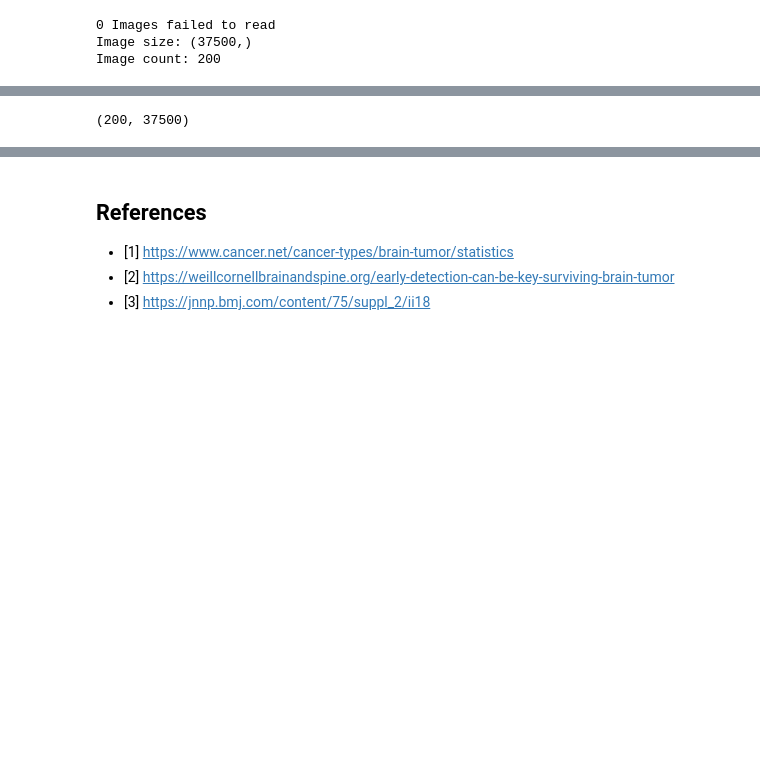
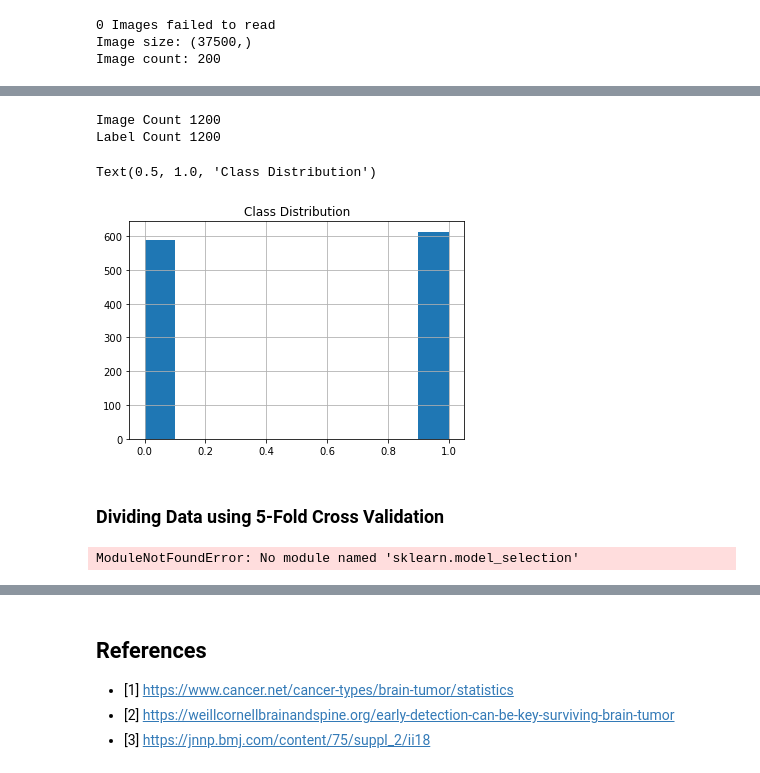
Before and after one commit to elilaird/CS7324-MachineLearning-Labs, a Jupyter notebook: Lab6/Lab6.ipynb, the cells around one changed output, grey strips where cells are left out. Drawn from its saved outputs; the diff is of its cells as text; code cells hidden in the pictures; blank space fills up the shorter version.

Commit message:
Cross Validation

```diff
--- a/Lab6/Lab6.ipynb
+++ b/Lab6/Lab6.ipynb
@@ -157,6 +184,23 @@ plot_gallery(data, labels, h,w)
-# %%
-from keras.preprocessing.image import ImageDataGenerator
-
-data.shape
-# %% [output]
-(200, 37500)
+# %%
+print("Image Count {}".format(data.shape[0]))
+print("Label Count {}".format(labels.shape[0]))
+# %% [output]
+Image Count 1200
+Label Count 1200
+# %%
+# Class distributions
+labels_df = pd.DataFrame(data=labels)
+labels_df.hist()
+plt.title("Class Distribution")
+# %% [output]
+Text(0.5, 1.0, 'Class Distribution')
+[figure, added]
+# %% [markdown]
+### Dividing Data using 5-Fold Cross Validation
+# %%
+import sklearn
+from sklearn.model_selection import StratifiedKFold
+
+kfold = StratifiedKFold(y=lables, n_folds=5, random_state=42)
+# %% [output]
+ModuleNotFoundError: No module named 'sklearn.model_selection'
```
Also changed, not shown: parts of 13 cells of this notebook.
